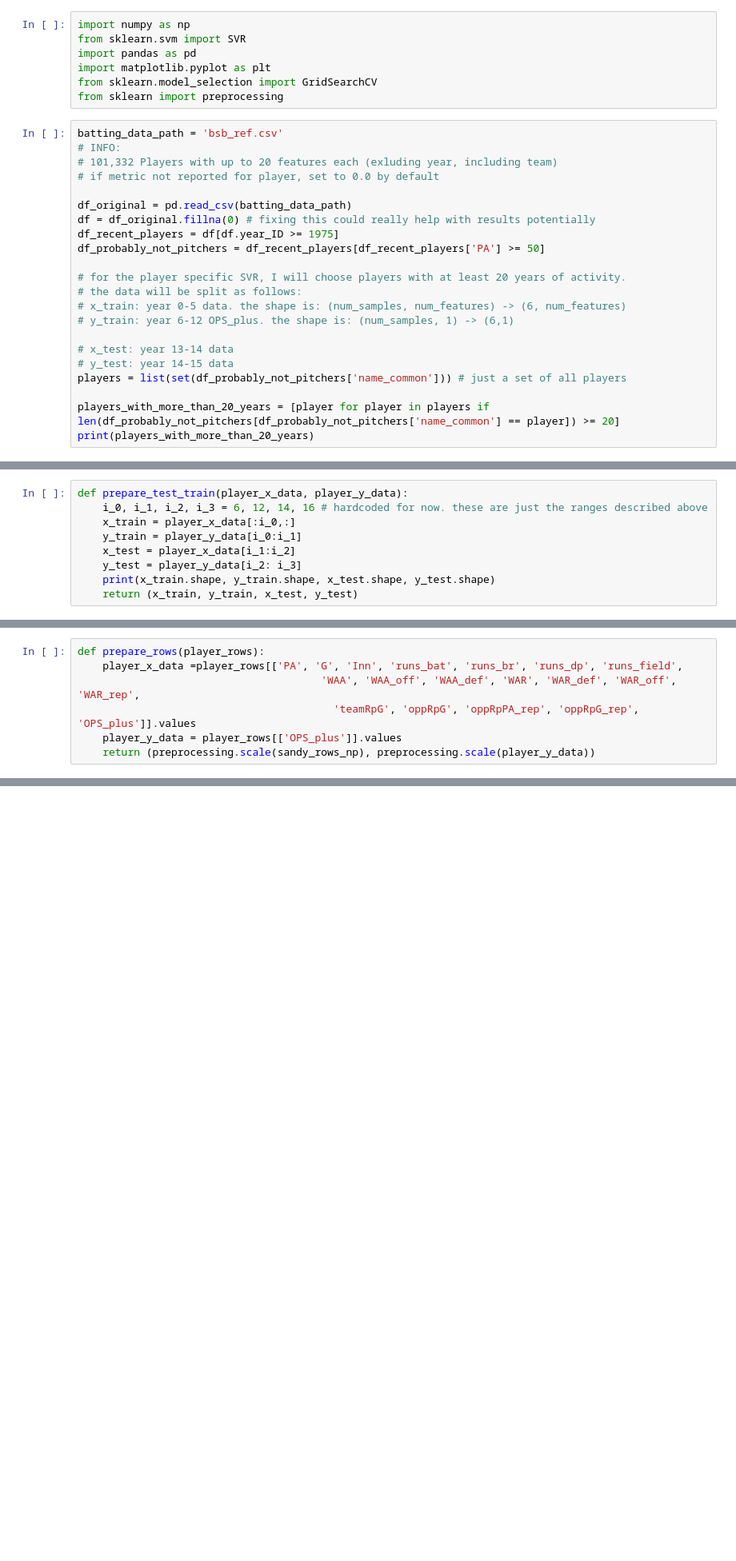
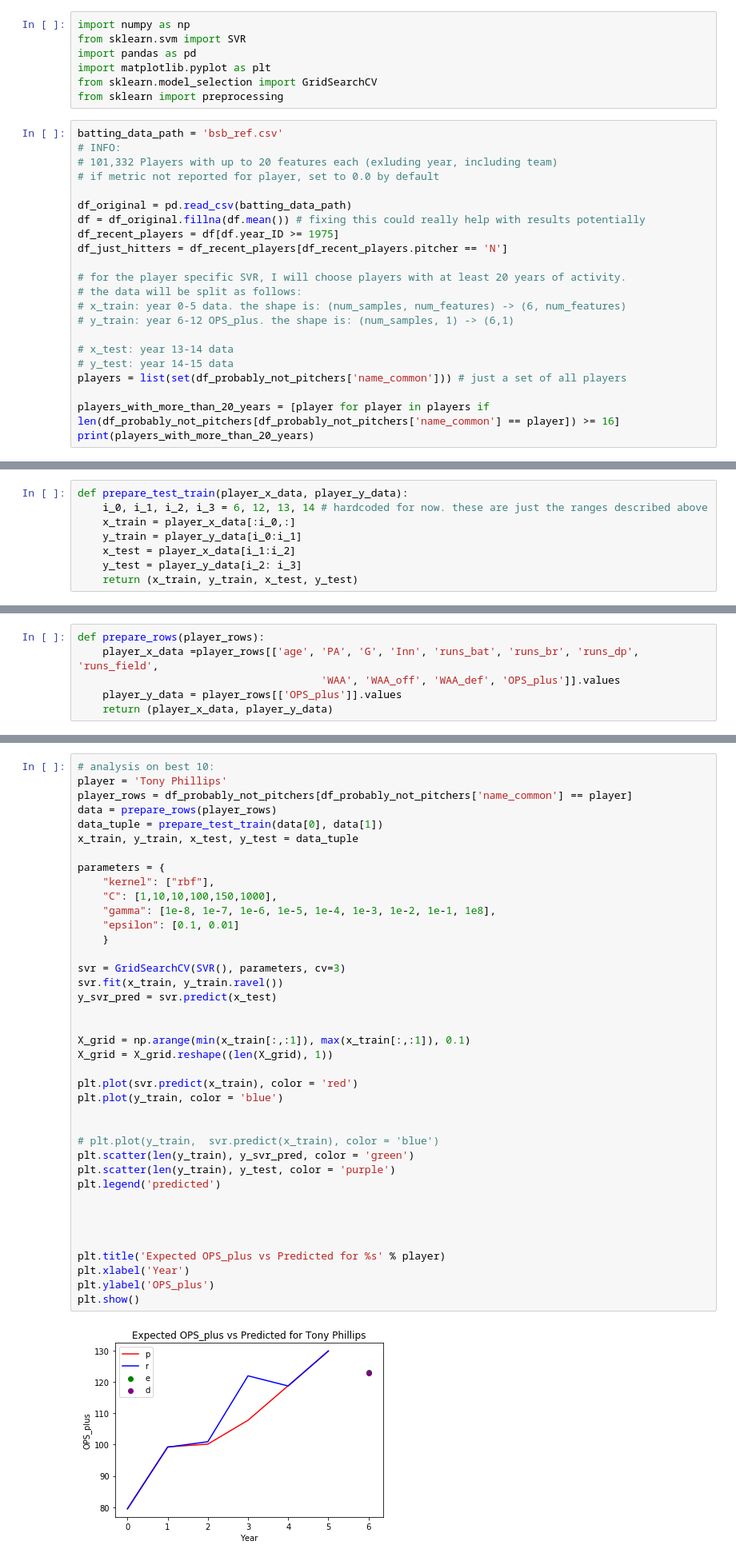
Before and after one commit to LACoderDeBH/CS229-Final-Project, a Jupyter notebook: baseline_svr_player_specific.ipynb, the cells around one changed output, grey strips where cells are left out. Shown at 80% size. Saved outputs shown, nothing was run; the diff lists cells and outputs as text; blank space fills up the shorter version.

```diff
--- a/baseline_svr_player_specific.ipynb
+++ b/baseline_svr_player_specific.ipynb
@@ -12,9 +12,9 @@ batting_data_path = 'bsb_ref.csv'
 # if metric not reported for player, set to 0.0 by default
 
 df_original = pd.read_csv(batting_data_path)
-df = df_original.fillna(0) # fixing this could really help with results potentially
+df = df_original.fillna(df.mean()) # fixing this could really help with results potentially
 df_recent_players = df[df.year_ID >= 1975]
-df_probably_not_pitchers = df_recent_players[df_recent_players['PA'] >= 50]
+df_just_hitters = df_recent_players[df_recent_players.pitcher == 'N']
 
 # for the player specific SVR, I will choose players with at least 20 years of activity.
 # the data will be split as follows:
@@ -25,6 +25,6 @@ df_probably_not_pitchers = df_recent_players[df_recent_players['PA'] >= 50]
 # y_test: year 14-15 data
 players = list(set(df_probably_not_pitchers['name_common'])) # just a set of all players
 
-players_with_more_than_20_years = [player for player in players if len(df_probably_not_pitchers[df_probably_not_pitchers['name_common'] == player]) >= 20]
+players_with_more_than_20_years = [player for player in players if len(df_probably_not_pitchers[df_probably_not_pitchers['name_common'] == player]) >= 16]
 print(players_with_more_than_20_years)
 # %% [output]
@@ -32,11 +32,10 @@ print(players_with_more_than_20_years)
 # %%
 def prepare_test_train(player_x_data, player_y_data):
-    i_0, i_1, i_2, i_3 = 6, 12, 14, 16 # hardcoded for now. these are just the ranges described above
+    i_0, i_1, i_2, i_3 = 6, 12, 13, 14 # hardcoded for now. these are just the ranges described above
     x_train = player_x_data[:i_0,:]
     y_train = player_y_data[i_0:i_1]
     x_test = player_x_data[i_1:i_2]
     y_test = player_y_data[i_2: i_3]
-    print(x_train.shape, y_train.shape, x_test.shape, y_test.shape)
     return (x_train, y_train, x_test, y_test)
 # %%
 def run_svr(data_tuple):
@@ -61,8 +64,7 @@ def run_svr(data_tuple):
 # %%
 def prepare_rows(player_rows):
-    player_x_data =player_rows[['PA', 'G', 'Inn', 'runs_bat', 'runs_br', 'runs_dp', 'runs_field',
-                                       'WAA', 'WAA_off', 'WAA_def', 'WAR', 'WAR_def', 'WAR_off', 'WAR_rep',
-                                         'teamRpG', 'oppRpG', 'oppRpPA_rep', 'oppRpG_rep', 'OPS_plus']].values
+    player_x_data =player_rows[['age', 'PA', 'G', 'Inn', 'runs_bat', 'runs_br', 'runs_dp', 'runs_field',
+                                       'WAA', 'WAA_off', 'WAA_def', 'OPS_plus']].values
     player_y_data = player_rows[['OPS_plus']].values
-    return (preprocessing.scale(sandy_rows_np), preprocessing.scale(player_y_data))
+    return (player_x_data, player_y_data)
 # %%
@@ -166,0 +128,41 @@ Derek Jeter
+# %%
+# analysis on best 10:
+player = 'Tony Phillips'
+player_rows = df_probably_not_pitchers[df_probably_not_pitchers['name_common'] == player]
+data = prepare_rows(player_rows)
+data_tuple = prepare_test_train(data[0], data[1])
+x_train, y_train, x_test, y_test = data_tuple
+
+parameters = {
+    "kernel": ["rbf"],
+    "C": [1,10,10,100,150,1000],
+    "gamma": [1e-8, 1e-7, 1e-6, 1e-5, 1e-4, 1e-3, 1e-2, 1e-1, 1e8],
+    "epsilon": [0.1, 0.01]
+    }
+
+svr = GridSearchCV(SVR(), parameters, cv=3)
+svr.fit(x_train, y_train.ravel())
+y_svr_pred = svr.predict(x_test)
+
+
+X_grid = np.arange(min(x_train[:,:1]), max(x_train[:,:1]), 0.1)
+X_grid = X_grid.reshape((len(X_grid), 1))
+
+plt.plot(svr.predict(x_train), color = 'red')
+plt.plot(y_train, color = 'blue')
+
+
+# plt.plot(y_train,  svr.predict(x_train), color = 'blue')
+plt.scatter(len(y_train), y_svr_pred, color = 'green')
+plt.scatter(len(y_train), y_test, color = 'purple')
+plt.legend('predicted')
+
+
+
+
+plt.title('Expected OPS_plus vs Predicted for %s' % player)
+plt.xlabel('Year')
+plt.ylabel('OPS_plus')
+plt.show()
+# %% [output]
+[figure, added]
```
Also changed, not shown: parts of 4 cells of this notebook.
